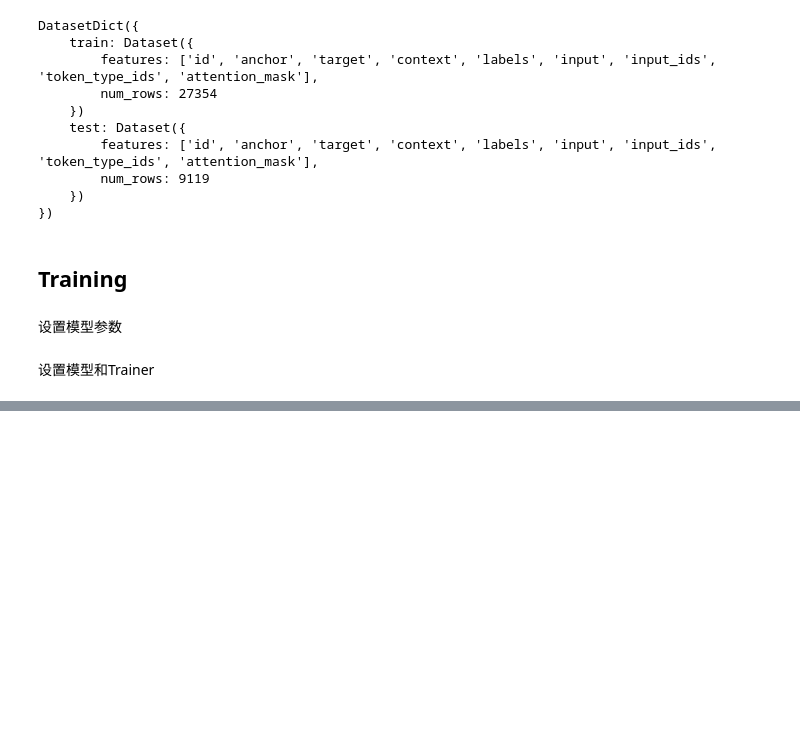
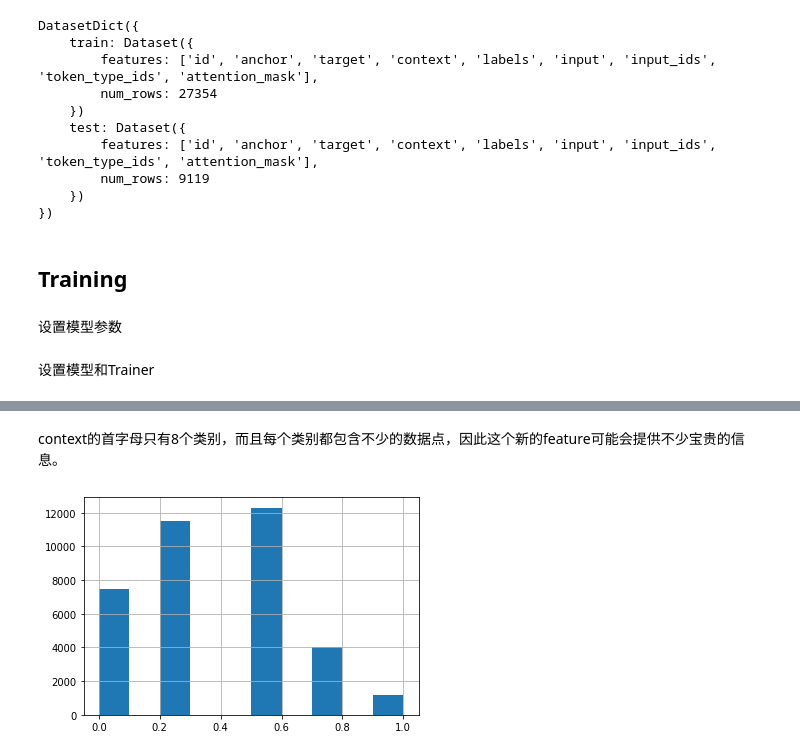
Before and after one commit to zhukuixi/Fastai, a Jupyter notebook: fastai_lesson4_Transformer.ipynb, the cells around one changed output, grey strips where cells are left out. Cells and saved outputs as stored; diff of their text form; code cells hidden in the pictures; blank space fills up the shorter version.

```diff
--- a/fastai_lesson4_Transformer.ipynb
+++ b/fastai_lesson4_Transformer.ipynb
@@ -286,0 +310,3 @@ submission.to_csv('submission.csv', index=False)
+# %%
+df = pd.read_csv(path/'train.csv')
+df
@@ -286,0 +394,3 @@ submission.to_csv('submission.csv', index=False)
+# %%
+df['section'] = df.context.str[0]
+df.section.value_counts()
@@ -286,0 +407,6 @@ submission.to_csv('submission.csv', index=False)
+# %% [markdown]
+context的首字母只有8个类别，而且每个类别都包含不少的数据点，因此这个新的feature可能会提供不少宝贵的信息。
+# %%
+df.score.hist();
+# %% [output]
+[figure, added]
```
Also changed, not shown: parts of 77 cells of this notebook.
